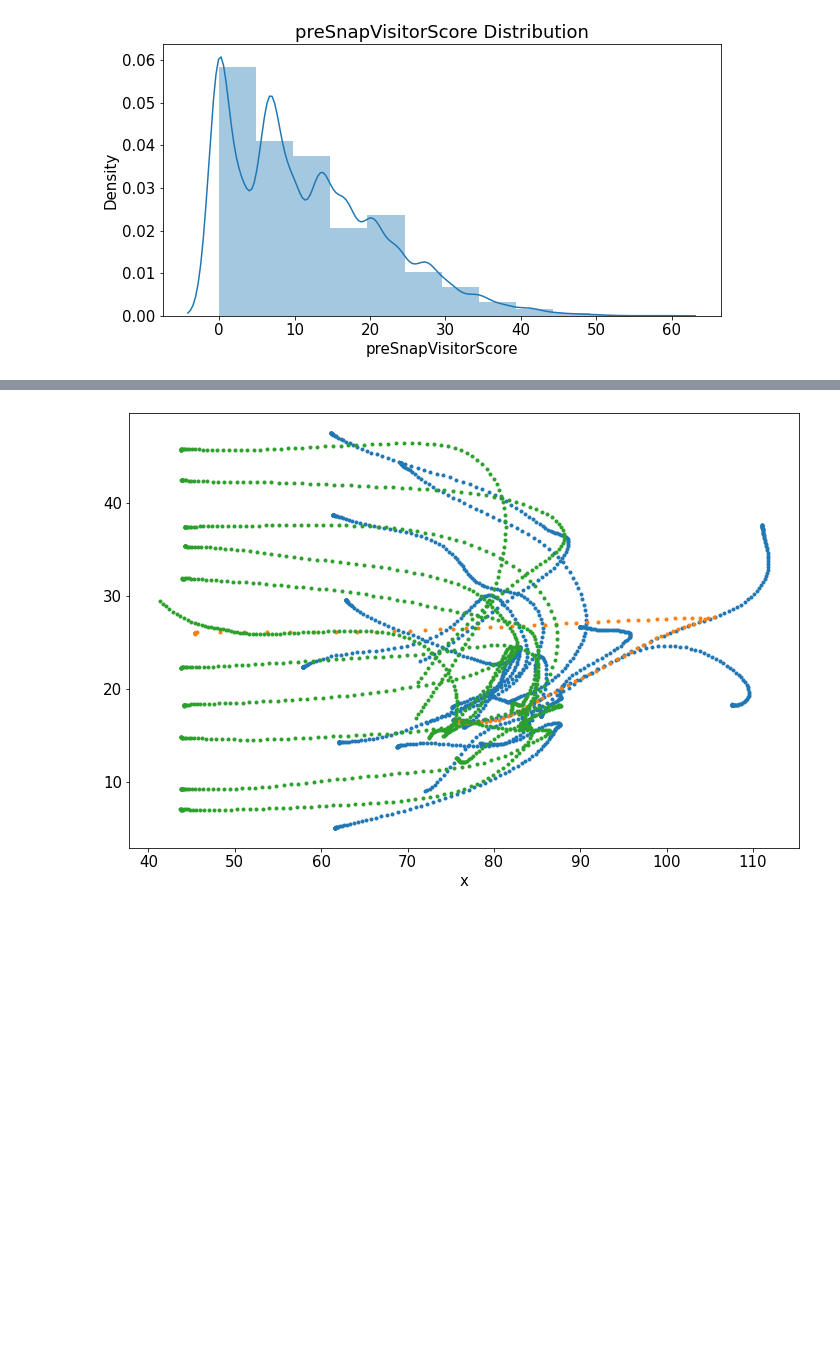
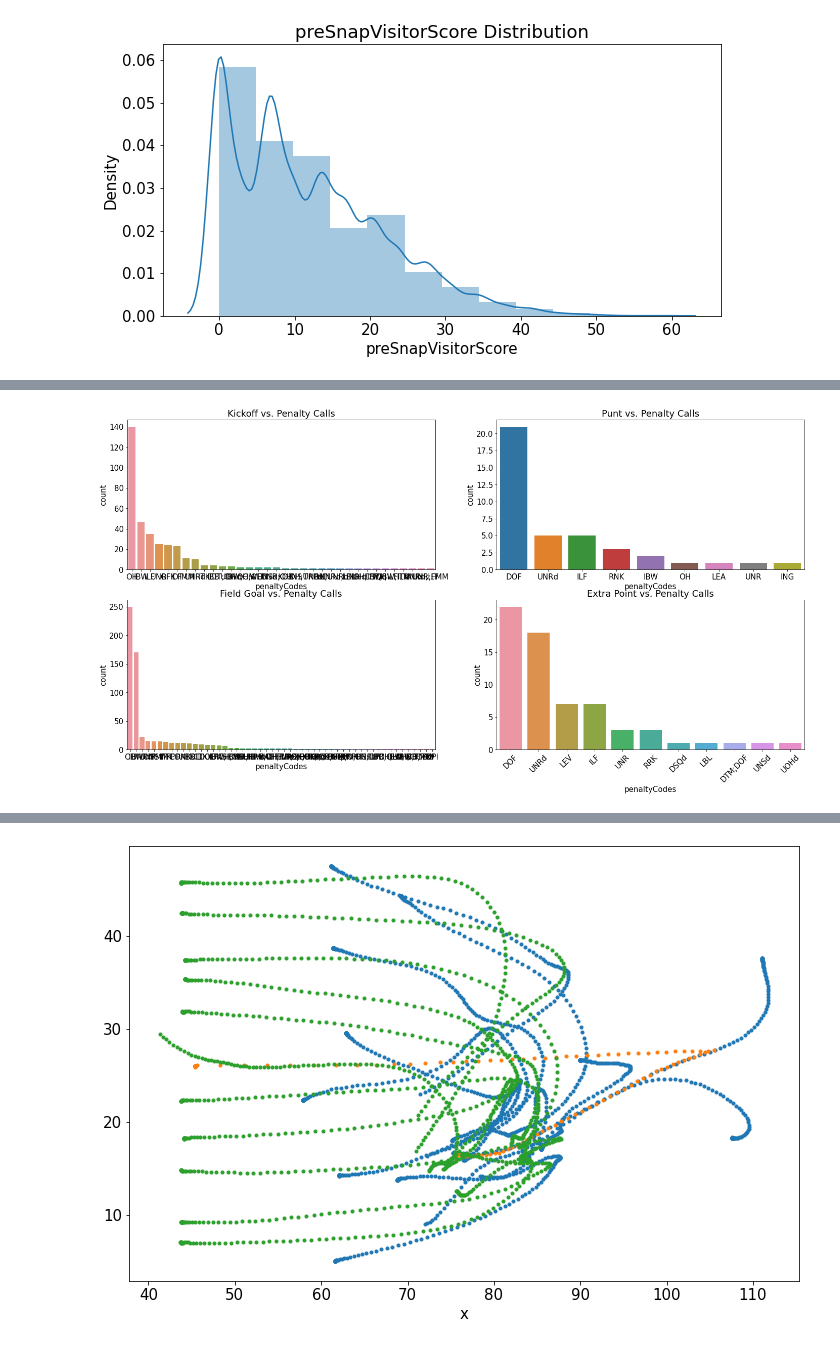
Before and after one commit to mikemoore26/nfl_big_data, a Jupyter notebook: EDA.ipynb, the cells around one changed output, grey strips where cells are left out. Cells and saved outputs as stored; diff of their text form; code cells hidden in the pictures; blank space fills up the shorter version.

```diff
--- a/EDA.ipynb
+++ b/EDA.ipynb
@@ -608,0 +714,3 @@ ax.set_title('preSnapVisitorScore Distribution');
+# %%
+for i in kickoff_df['penaltyCodes'].unique():
+    print(f"{i} is called {len(fg_df[fg_df['penaltyCodes'] == i])/total_pen*100}")
@@ -608,0 +769,19 @@ ax.set_title('preSnapVisitorScore Distribution');
+# %%
+fig, ax = plt.subplots(nrows=2, ncols=2, figsize=(24, 12))
+r,c = 0,0
+for i in spteam_type:
+    sns.countplot(data=i,x='penaltyCodes',order = i['penaltyCodes'].value_counts().index,ax=ax[r, c])
+    plt.xticks(rotation=45)
+
+    r += 1
+    if r >1:
+        c +=1
+        r = 0
+
+ax[0,0].set_title("Kickoff vs. Penalty Calls")
+ax[0,1].set_title("Punt vs. Penalty Calls")
+ax[1,0].set_title("Field Goal vs. Penalty Calls")
+ax[1,1].set_title("Extra Point vs. Penalty Calls")
+plt.show()
+# %% [output]
+[figure, added]
```
Also changed, not shown: parts of 44 cells of this notebook, 3 other files.
